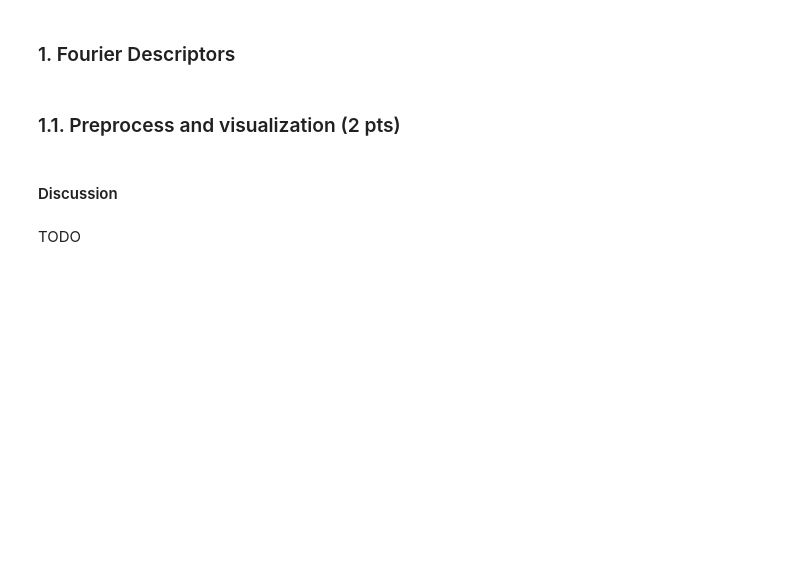
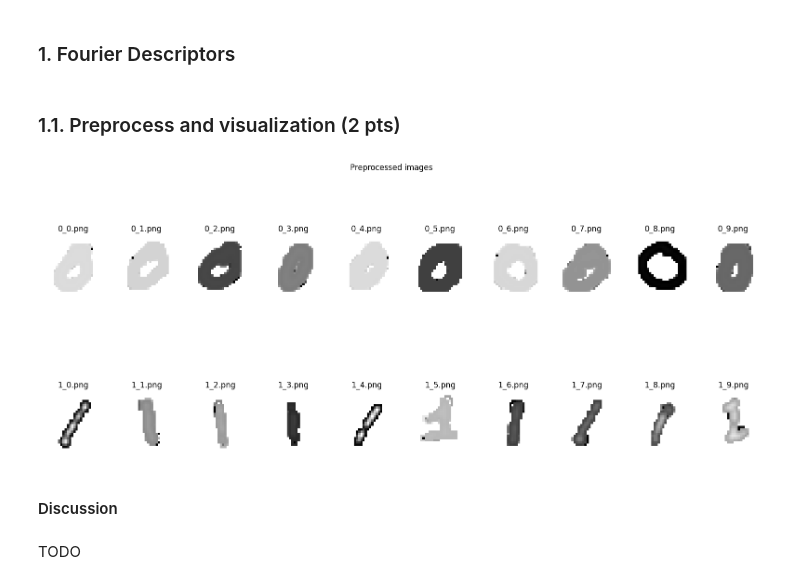
Before and after one commit to sirogosig/EE-451_code, a Jupyter notebook: labs/lab_02_object_description.ipynb, the cells around one changed output. Saved outputs shown, nothing was run; the diff lists cells and outputs as text; code cells hidden in the pictures; blank space fills up the shorter version.

```diff
--- a/labs/lab_02_object_description.ipynb
+++ b/labs/lab_02_object_description.ipynb
@@ -129,20 +129,36 @@ In this part you will use images of "0"s and "1"s.
 # %%
-# TODO: Fill the lists below with your preprocessed images of "0"s and "1"s
+from scipy.signal import wiener
+from skimage.filters import median
+import cv2
+from skimage.morphology import remove_small_objects
+
+# Pre-processing: Wiener filtering
+
+    # lists below with your preprocessed images of "0"s and "1"s
 zeros = []
 ones = []
 
-# Plot images
-fig, axes = plt.subplots(2, len(zeros), figsize=(12, 3))
-for ax, im, nm in zip(axes[0], zeros, zeros_names):
-    ax.imshow(im, cmap='gray')
+    # pre-process, fill lists and plot
+fig, axes = plt.subplots(2, len(zeros_im), figsize=(20, 8))
+
+for ax, im, nm in zip(axes[0], zeros_im, zeros_names):
+    im_preprocessed = wiener(median(im.copy()),3)
+    zeros.append(im_preprocessed)
+    ax.imshow(im_preprocessed, cmap='gray')
     ax.axis('off')
     ax.set_title(nm)
-for ax, im, nm in zip(axes[1], ones, ones_names):
-    ax.imshow(im, cmap='gray')
+
+for ax, im, nm in zip(axes[1], ones_im, ones_names):
+    im_preprocessed = wiener(remove_small_objects(cv2.convertScaleAbs(median(im.copy())), min_size=3), 3)
+    ones.append(im_preprocessed)
+    ax.imshow(im_preprocessed, cmap='gray')
     ax.axis('off')
     ax.set_title(nm)
+
 fig.suptitle("Preprocessed images")
 plt.show()
+# %% [output]
+[figure, added]
 # %% [markdown]
 #### Discussion
 # %% [markdown]
```
Also changed, not shown: parts of 9 cells of this notebook.
